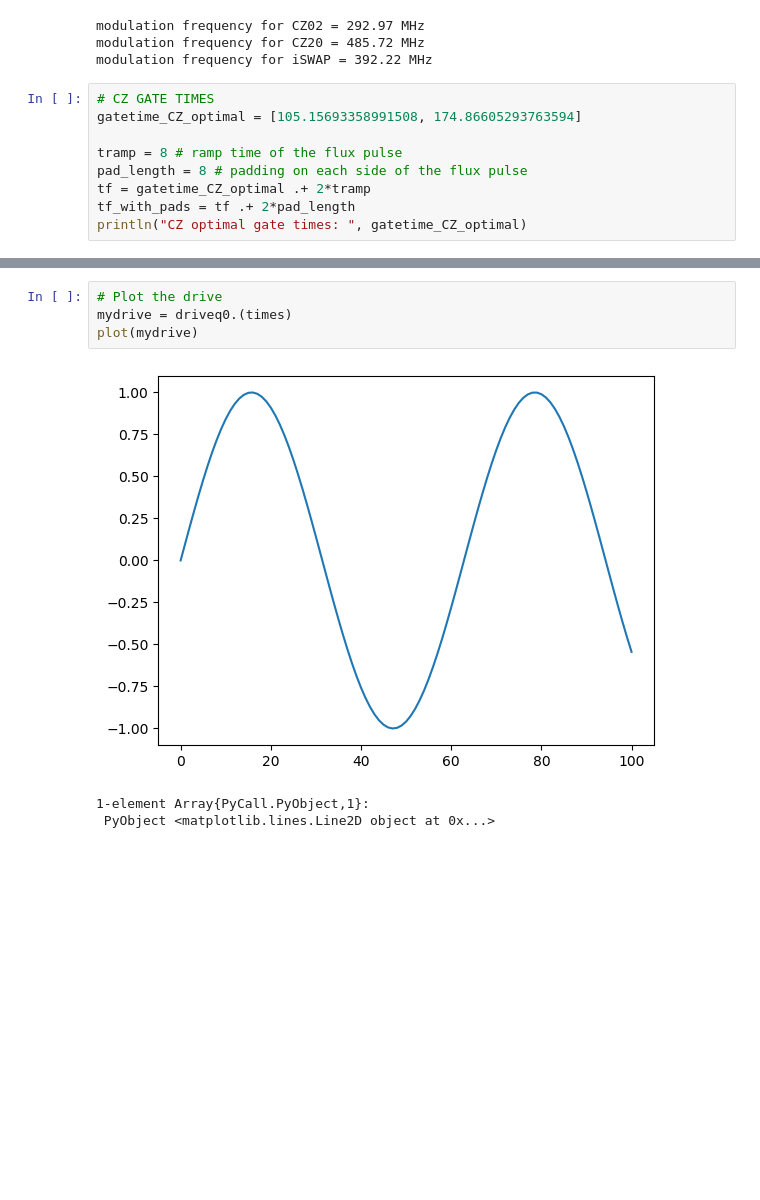
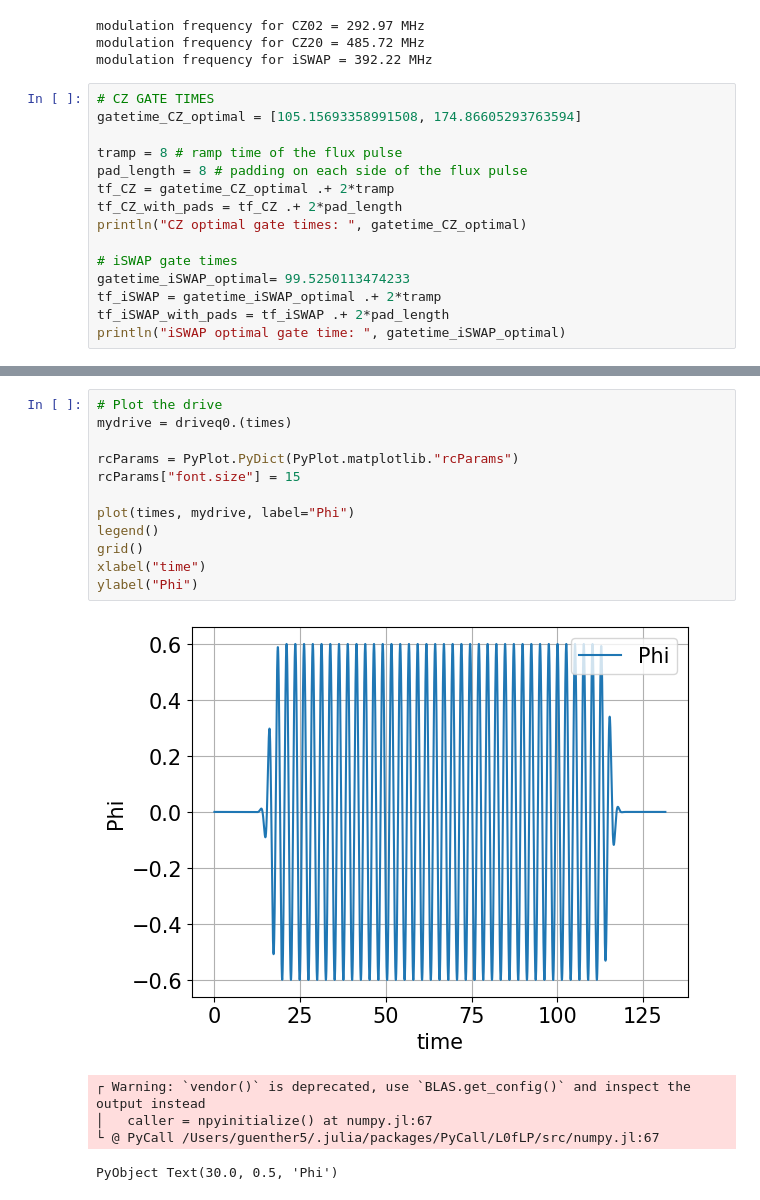
Before and after one commit to LLNL/quandary, a Jupyter notebook: RigettiMatching/test.ipynb, the cells around one changed output, grey strips where cells are left out. Cells and saved outputs as stored; diff of their text form; blank space fills up the shorter version.

```diff
--- a/RigettiMatching/test.ipynb
+++ b/RigettiMatching/test.ipynb
@@ -77,8 +85,14 @@ gatetime_CZ_optimal = [105.15693358991508, 174.86605293763594]
 
 tramp = 8 # ramp time of the flux pulse
 pad_length = 8 # padding on each side of the flux pulse
-tf = gatetime_CZ_optimal .+ 2*tramp
-tf_with_pads = tf .+ 2*pad_length
+tf_CZ = gatetime_CZ_optimal .+ 2*tramp
+tf_CZ_with_pads = tf_CZ .+ 2*pad_length
 println("CZ optimal gate times: ", gatetime_CZ_optimal)
+
+# iSWAP gate times
+gatetime_iSWAP_optimal= 99.5250113474233
+tf_iSWAP = gatetime_iSWAP_optimal .+ 2*tramp
+tf_iSWAP_with_pads = tf_iSWAP .+ 2*pad_length
+println("iSWAP optimal gate time: ", gatetime_iSWAP_optimal)
 # %% [output]
 CZ optimal gate times: [105.15693358991508, 174.86605293763594]
@@ -137,9 +187,19 @@ Complex{Float64}[0.9999945436013807 + 0.0im 0.0 + 0.0im -1.1642708038118037e-6 -
 # %%
 # Plot the drive
 mydrive = driveq0.(times)
-plot(mydrive)
+
+rcParams = PyPlot.PyDict(PyPlot.matplotlib."rcParams")
+rcParams["font.size"] = 15
+
+plot(times, mydrive, label="Phi")
+legend()
+grid()
+xlabel("time")
+ylabel("Phi")
 # %% [output]
-[figure, old version]
+[figure, new version]
-1-element Array{PyCall.PyObject,1}:
- PyObject <matplotlib.lines.Line2D object at 0x...>
+┌ Warning: `vendor()` is deprecated, use `BLAS.get_config()` and inspect the output instead
+│   caller = npyinitialize() at numpy.jl:67
+└ @ PyCall /Users/guenther5/.julia/packages/PyCall/L0fLP/src/numpy.jl:67
+PyObject Text(30.0, 0.5, 'Phi')
 # %%
```
Also changed, not shown: parts of 12 cells of this notebook, 2 other files.
